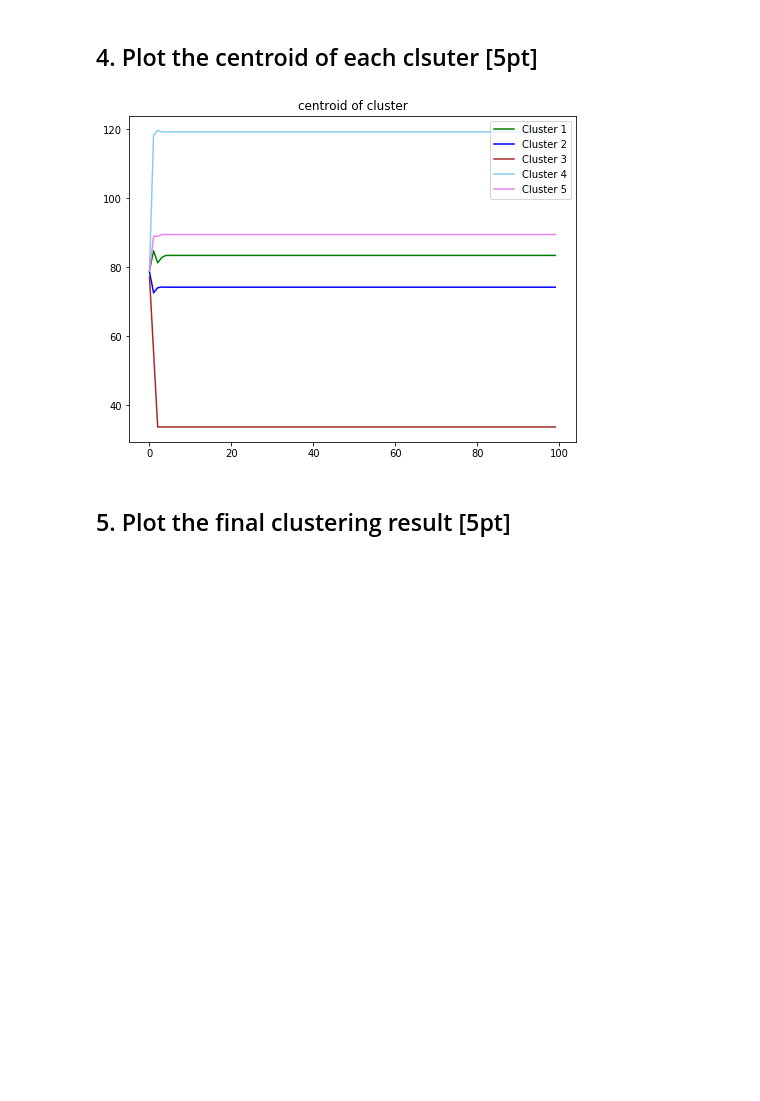
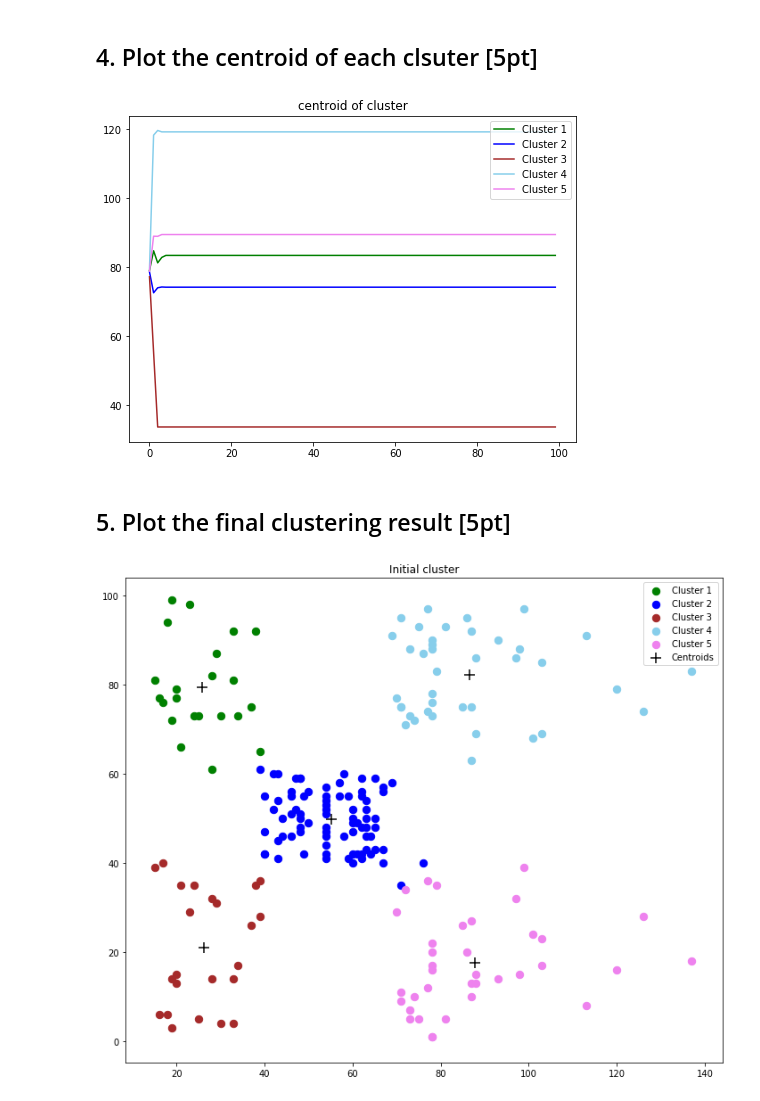
Before and after one commit to minjoong507/Machine-learning-project, a Jupyter notebook: 7week/assignment-07.ipynb, the cells around one changed output. Saved outputs shown, nothing was run; the diff lists cells and outputs as text; code cells hidden in the pictures; blank space fills up the shorter version.

Commit message:
plot final clustering result

```diff
--- a/7week/assignment-07.ipynb
+++ b/7week/assignment-07.ipynb
@@ -136,8 +136,6 @@ Cluster2 = []
 Cluster3 = []
 Cluster4 = []
 Cluster5 = []
-color_list = ["green", "blue", "brown", "skyblue", "violet"]
-name_list = ["Cluster 1", "Cluster 2", "Cluster 3", "Cluster 4", "Cluster 5"]
 
 fig = plt.figure(figsize=(12,10))
 for i in range(init_data.shape[0]):
@@ -202,37 +200,37 @@ Cluster2 = []
 Cluster3 = []
 Cluster4 = []
 Cluster5 = []
-color_list = ["green", "blue", "brown", "skyblue", "violet"]
-name_list = ["Cluster 1", "Cluster 2", "Cluster 3", "Cluster 4", "Cluster 5"]
 
 fig = plt.figure(figsize=(12,10))
 for i in range(init_data.shape[0]):
     if data[i][2] == 1:
         Cluster1.append(data[i])
 
     elif data[i][2] == 2:
-        Cluster2.append(init_data[i])
+        Cluster2.append(data[i])
 
 
     elif data[i][2] == 3:
-        Cluster3.append(init_data[i])
+        Cluster3.append(data[i])
 
 
     elif data[i][2] == 4:
-        Cluster4.append(init_data[i])
+        Cluster4.append(data[i])
 
 
     elif data[i][2] == 5:
         Cluster5.append(data[i])
 
 plt.scatter(np.array(Cluster1)[:,0], np.array(Cluster1)[:,1], s = 70, c = color_list[0], label = name_list[0])
 plt.scatter(np.array(Cluster2)[:,0], np.array(Cluster2)[:,1], s = 70, c = color_list[1], label = name_list[1])
 plt.scatter(np.array(Cluster3)[:,0], np.array(Cluster3)[:,1], s = 70, c = color_list[2], label = name_list[2])
 plt.scatter(np.array(Cluster4)[:,0], np.array(Cluster4)[:,1], s = 70, c = color_list[3], label = name_list[3])
 plt.scatter(np.array(Cluster5)[:,0], np.array(Cluster5)[:,1], s = 70, c = color_list[4], label = name_list[4])
-plt.scatter(np.array(init_Centroids)[:,0], np.array(init_Centroids)[:,1], s = 150, c = 'black', marker = '+', label = "Centroids")
+plt.scatter(np.array(Centroids)[:,0], np.array(Centroids)[:,1], s = 150, c = 'black', marker = '+', label = "Centroids")
 
 
 plt.title("Initial cluster")
 plt.legend(loc = 'upper right')
 plt.show()
+# %% [output]
+[figure, added]
```
